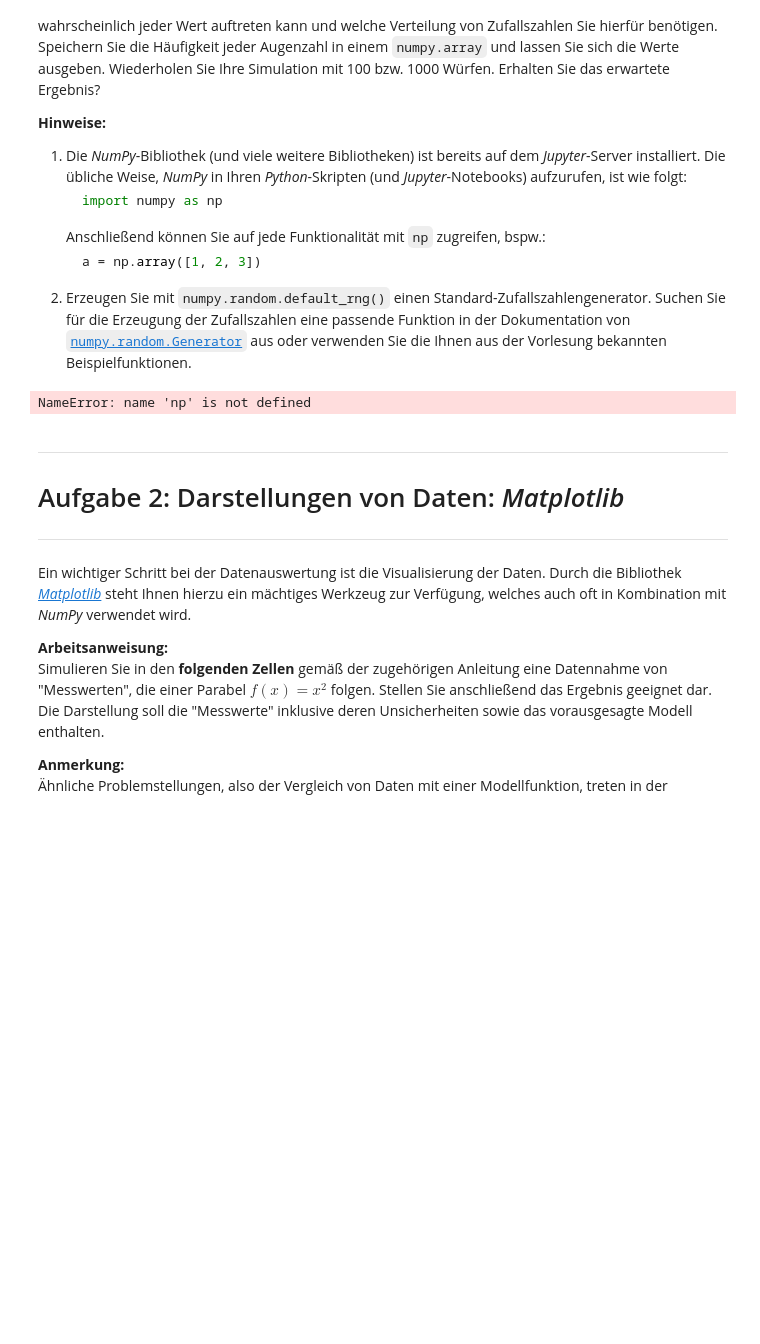
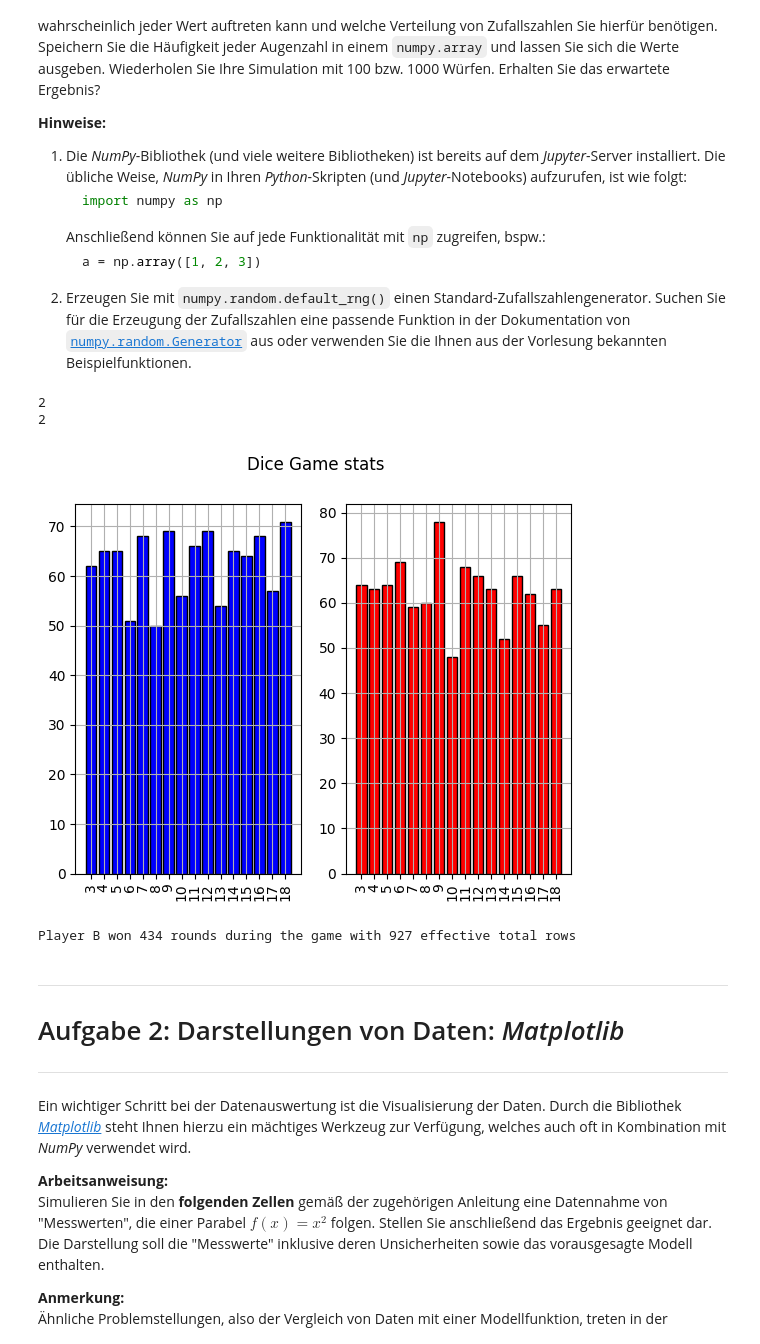
Before and after one commit to jrlk000/CgDa, a Jupyter notebook: SS26/Blatt01.ipynb, the cells around one changed output. Saved outputs shown, nothing was run; the diff lists cells and outputs as text; code cells hidden in the pictures; blank space fills up the shorter version.

```diff
--- a/SS26/Blatt01.ipynb
+++ b/SS26/Blatt01.ipynb
@@ -86,8 +86,8 @@ def compute_eyesum_frequency(dice_res:list, res_spectrum) -> list:
     """
     return [np.sum(dice_res == k) for k in res_spectrum]
 
-def dice_game_simulator(dice_sides, dices, throws, players):
-    """
+"""def dice_game_simulator(dice_sides, dices, throws, players):
+
     Simulate the dice game. During a round all players make one throw with a fixed number of dices.
     The game itself goes throws rounds.
     ARGS
@@ -96,12 +96,28 @@ def dice_game_simulator(dice_sides, dices, throws, players):
     PARAMS
     ------
     "--"
+
+    rng = np.random.default_rng()
+    [rng.integers(low=1*dices, high=dice_sides*dices+1, size=throws) for _ in range(players)]
+    return [rng.integers(low=1*dices, high=dice_sides*dices+1, size=throws) for _ in range(players)]"""
+
+def dice_game_simulator(dice_sides:int, dices:int, throws:int, players:int)->tuple[np.array, np.array]:
+    """
+    Simulate the dice game. During a round all players make one throw with a fixed number of dices.
+    The game itself goes throws rounds.
+    ARGS
+    ----
+    "--"
+    Returns:
+    (np.arrya) : tuple containing two collections that stores the raw sum of the dices and on estores the mean of each row (1 throw with n dices)
+    "--"
     """
     rng = np.random.default_rng()
-    return [rng.integers(low=1*dices, high=dice_sides*dices+1, size=throws) for _ in range(players)]
+    raw = np.array([rng.integers(low=1*dices, high=dice_sides*dices+1, size=throws) for _ in range(players)])
+    return raw, np.asarray(raw/dices, dtype=float)
 # %%
 #start the game
-results = dice_game_simulator(GameConst.DICE_SIDES.value, GameConst.DICES.value, GameConst.THROWS.value, GameConst.PLAYER.value)
+results, _ = dice_game_simulator(GameConst.DICE_SIDES.value, GameConst.DICES.value, GameConst.THROWS.value, GameConst.PLAYER.value)
 
 eyesum_frequencies = list()
 
@@ -125,34 +141,37 @@ fig.suptitle("Dice Game stats")
 ax1.bar(y, x1, color="blue", label="Player 1", edgecolor="black")
 ax1.set_xticks(GameConst.RES_SPECTRUM.value, labels=GameConst.RES_SPECTRUM.value, rotation=90)
 
 #way to have a legend for the whole figure
 ax2.bar(y, x2, color="red", label="Player 2", edgecolor="black")
 ax2.set_xticks(GameConst.RES_SPECTRUM.value, labels=GameConst.RES_SPECTRUM.value, rotation=90)
 
 ax1.grid()
 ax2.grid()
 
 
 plt.show()
 
 same_res = np.sum(x1==x2)
 effective_rounds = GameConst.THROWS.value - same_res
 
 player_a_won = np.sum(x1>x2) >= (effective_rounds)/2
 player_b_won = not player_a_won
 
 if np.sum(x1>x2) == (effective_rounds)/2:
     player_b_won = True
 
 a = np.array(results[0])
 b = np.array(results[1])
 
 if player_a_won ^ player_b_won:
     print("Player {message} won {r} rounds during the game with {t} effective total rows".format(message="A" if player_a_won else "B", r = np.sum(a>b) if player_a_won else np.sum(b>a), t = GameConst.THROWS.value-np.sum(a==b)))
 else:
     print("Its a draw, enter next round to find a winner.")
 # %% [output]
-NameError: name 'np' is not defined
+2
+2
+[figure, added]
+Player B won 434 rounds during the game with 927 effective total rows
 # %%
 # Aufzählen der Häufigkeit
 # %% [markdown]
```
Also changed, not shown: parts of 10 cells of this notebook.
